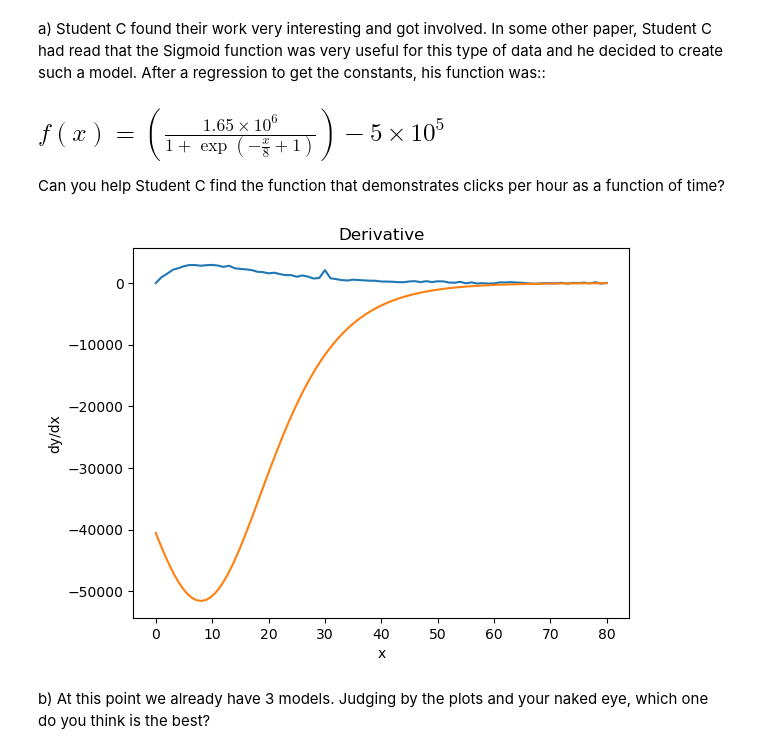
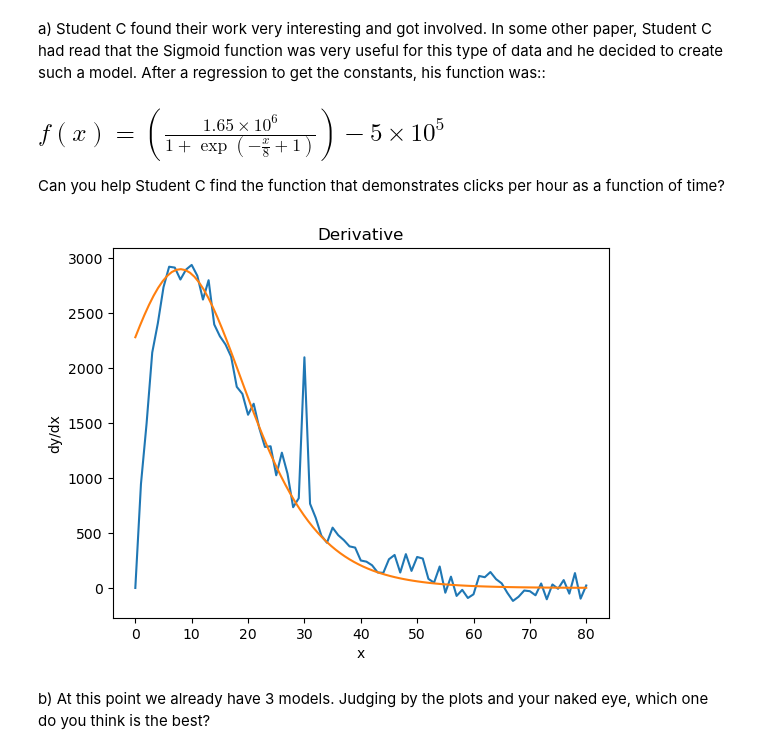
Before and after one commit to merijnvervoorn/computational-thinking-week-individual-15136191, a Jupyter notebook: challenge_calculus/Review_Calculus.ipynb, the cells around one changed output. Drawn from its saved outputs; the diff is of its cells as text; code cells hidden in the pictures.

```diff
--- a/challenge_calculus/Review_Calculus.ipynb
+++ b/challenge_calculus/Review_Calculus.ipynb
@@ -85,7 +85,7 @@ data.columns = data.columns.str.strip()
 x2 = data['time (h)']
 y2 = data['clicks per hour']
 
-x = np.linspace(-10, 10, len(y2))
+x = np.linspace(-10, 80, len(y2))
 y = f(x)
 
 fig, ax = plt.subplots()
@@ -184,7 +184,7 @@ def DerivativeExp(x):
     pass
     return y
 
-x = np.linspace(0, 20, 100)
+x = np.linspace(0, 80, 100)
 y = DerivativeExp(x)
 
 x2 = data['time (h)']
@@ -211,27 +211,27 @@ a) Student C found their work very interesting and got involved. In some other p
 Can you help Student C find the function that demonstrates clicks per hour as a function of time?
 # %%
 def DerivativeSig(x):
-    y = (-1650000 * np.exp((-x / 8) + 1)) / (8* (1 + np.exp(-x / 8 + 1)) ** 2) # The derivitive was calculated on paper
+    y = (1650000 * (1.8) * np.exp((-x / 8) + 1)) / (8* (1 + np.exp(-x / 8 + 1))**2)/32 # The derivitive was calculated on paper
     pass
     return y
 
 x = np.linspace(0, 80, 100)
 y = DerivativeSig(x)
 
 x2 = data['time (h)']
 y2 = data['clicks per hour']
 
 fig, ax = plt.subplots()
 
 ax.plot(x2, y2, label="Student A Data")
 
 plt.plot(x, y)
 plt.xlabel('x')
 plt.ylabel('dy/dx')
 plt.title('Derivative')
 plt.show()
 # %% [output]
-[figure, old version]
+[figure, new version]
 # %% [markdown]
 b) At this point we already have 3 models. Judging by the plots and your naked eye, which one do you think is the best?
 # %%
```
Also changed, not shown: parts of 4 cells of this notebook.
